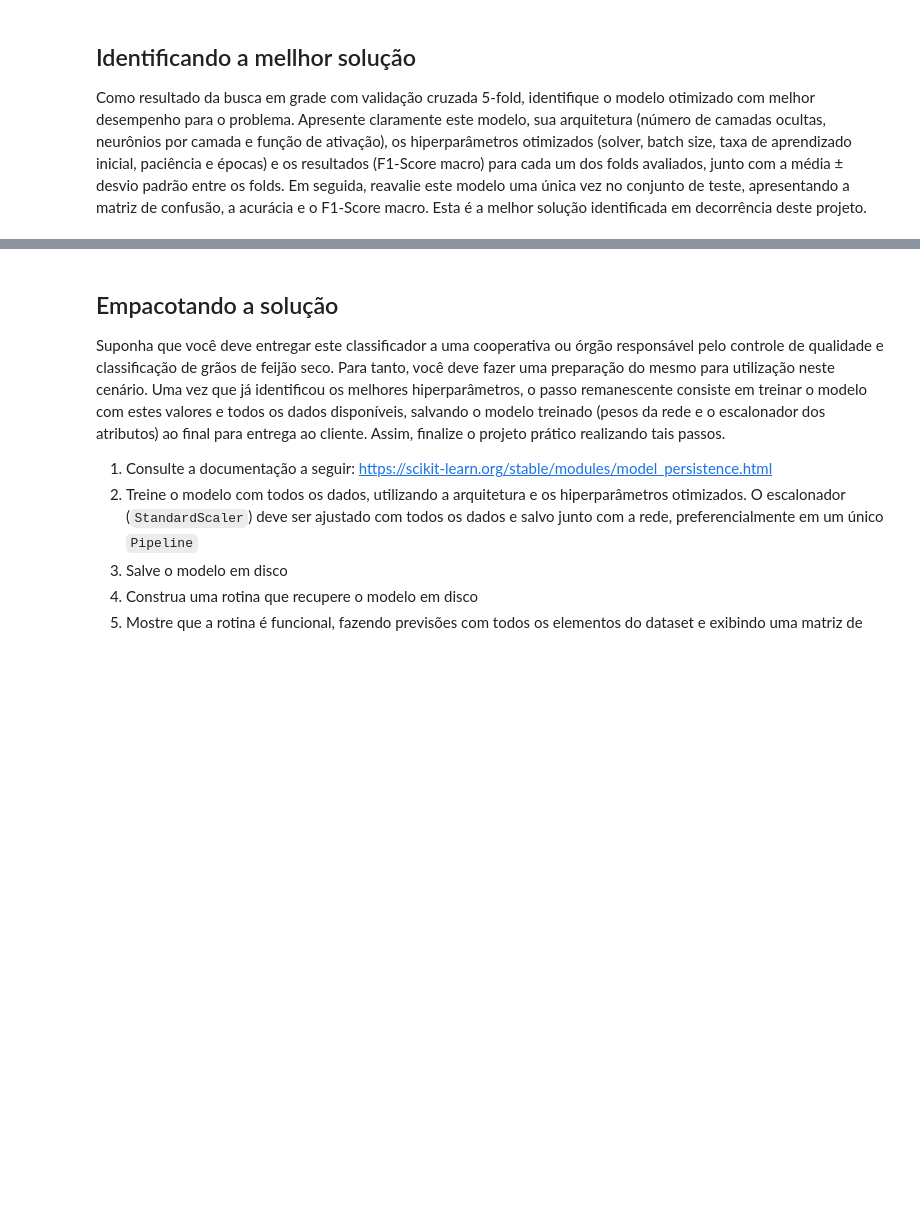
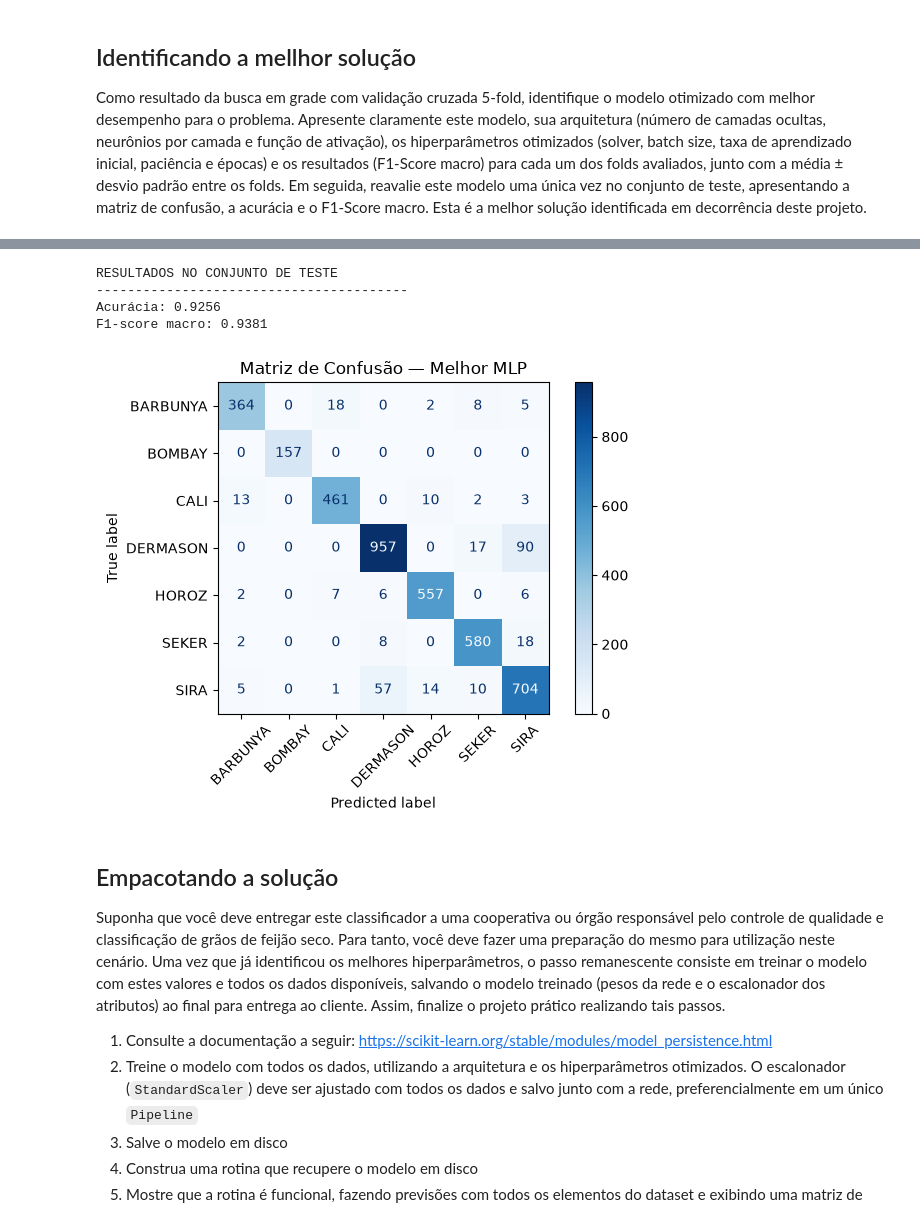
Before and after one commit to Jaum36/Trabalho_Pratico_Redes_Neurais_2.2, a Jupyter notebook: PP2.2.3 - Validacao Cruzada e Busca em Grade.ipynb, the cells around one changed output, grey strips where cells are left out. Cells and saved outputs as stored; diff of their text form; code cells hidden in the pictures; blank space fills up the shorter version.

Commit message:
feat: implementa identificacao e avaliacao da melhor solucao no PP2.2.3

```diff
--- a/PP2.2.3 - Validacao Cruzada e Busca em Grade.ipynb
+++ b/PP2.2.3 - Validacao Cruzada e Busca em Grade.ipynb
@@ -181,3 +243,56 @@ Como resultado da busca em grade com validação cruzada 5-fold, identifique o m
+# %%
+
+# Avaliando a melhor configuração no conjunto de teste
+
+from sklearn.metrics import (
+    accuracy_score,
+    f1_score,
+    confusion_matrix,
+    ConfusionMatrixDisplay
+)
+
+# Recuperando o melhor modelo já ajustado pelo GridSearchCV
+melhor_modelo = busca.best_estimator_
+
+# Realizando a previsão no conjunto de teste
+y_pred_teste = melhor_modelo.predict(X_test_scaled)
+
+# Calculando as métricas
+acuracia_teste = accuracy_score(y_test, y_pred_teste)
+
+f1_teste = f1_score(
+    y_test,
+    y_pred_teste,
+    average="macro"
+)
+
+print("RESULTADOS NO CONJUNTO DE TESTE")
+print("-" * 40)
+print(f"Acurácia: {acuracia_teste:.4f}")
+print(f"F1-score macro: {f1_teste:.4f}")
+
+# Construindo a matriz de confusão
+matriz = confusion_matrix(
+    y_test,
+    y_pred_teste,
+    labels=melhor_modelo.classes_
+)
+
+disp = ConfusionMatrixDisplay(
+    confusion_matrix=matriz,
+    display_labels=melhor_modelo.classes_
+)
+
+disp.plot(cmap="Blues", xticks_rotation=45)
+plt.title("Matriz de Confusão — Melhor MLP")
+plt.tight_layout()
+plt.show()
+# %% [output]
+RESULTADOS NO CONJUNTO DE TESTE
+----------------------------------------
+Acurácia: 0.9256
+F1-score macro: 0.9381
+[figure, added]
 # %% [markdown]
 ## Empacotando a solução
 
```
Also changed, not shown: parts of 2 cells of this notebook.
